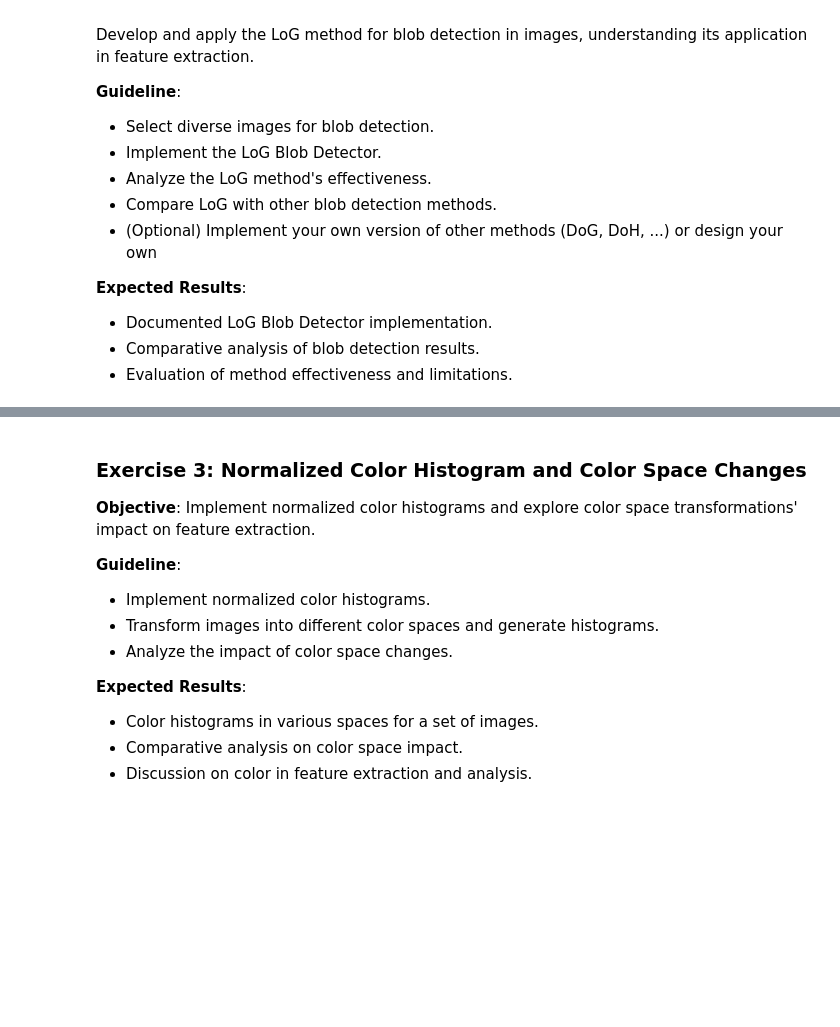
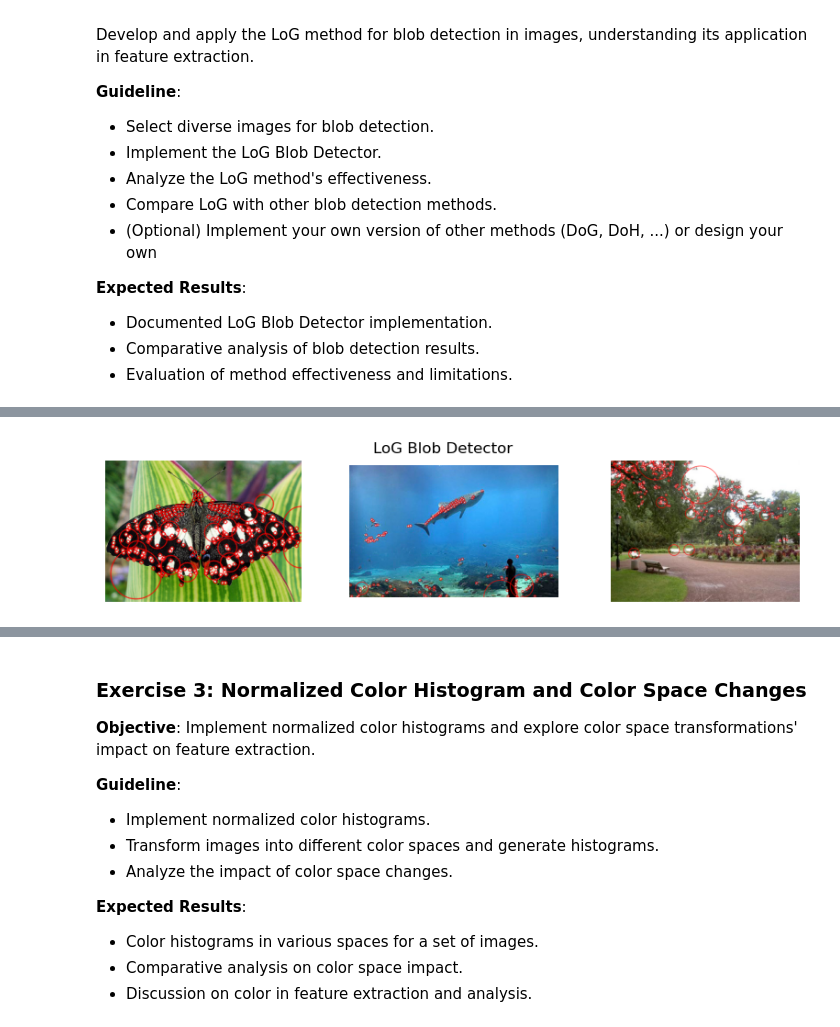
Before and after one commit to Pikurrot/cv-problems-uab, a Jupyter notebook: Lab 4/Practicum_Fondations_CV_Lab4.ipynb, the cells around one changed output, grey strips where cells are left out. Saved outputs shown, nothing was run; the diff lists cells and outputs as text; code cells hidden in the pictures; blank space fills up the shorter version.

Commit message:
Define log blob detector

```diff
--- a/Lab 4/Practicum_Fondations_CV_Lab4.ipynb
+++ b/Lab 4/Practicum_Fondations_CV_Lab4.ipynb
@@ -88,0 +107,14 @@ Develop and apply the LoG method for blob detection in images, understanding its
+# %%
+def gaussian_kernel(size: int, sigma: Union[int, float]) -> np.ndarray:
+	'''
+	Returns a gaussian kernel of the specified size and sigma.
+	'''
+	if isinstance(size, int):
+		size = (size, size)
+	h, w = size
+	h = (h - 1) / 2
+	w = (w - 1) / 2
+	x, y = np.mgrid[-h:h+1, -w:w+1]
+	normal = 1 / (2.0 * np.pi * sigma**2)
+	g = np.exp(-((x**2 + y**2) / (2.0*sigma**2))) * normal
+	return g
@@ -88,0 +235,14 @@ Develop and apply the LoG method for blob detection in images, understanding its
+# %%
+results = []
+for img_rgb in imgs_rgb:
+	keypoints = log_blob_detector(img_rgb, min_sigma=1, max_sigma=20, num_sigma=5, overlap=0.1)
+	results.append(cv2.drawKeypoints(img_rgb, keypoints, None, color=(255, 0, 0), flags=cv2.DRAW_MATCHES_FLAGS_DRAW_RICH_KEYPOINTS))
+
+fig, axs = plt.subplots(1, 3, figsize=(10, 2))
+for i, res in enumerate(results):
+	axs[i].imshow(res)
+	axs[i].axis('off')
+fig.suptitle("LoG Blob Detector")
+plt.show()
+# %% [output]
+[figure, added]
```
Also changed, not shown: parts of 5 cells of this notebook.
